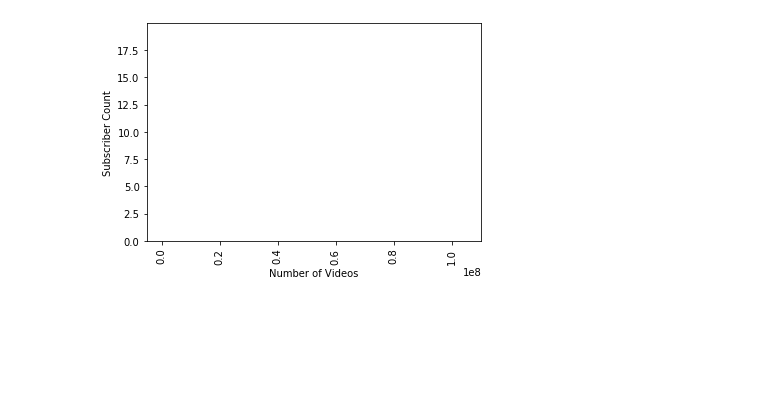
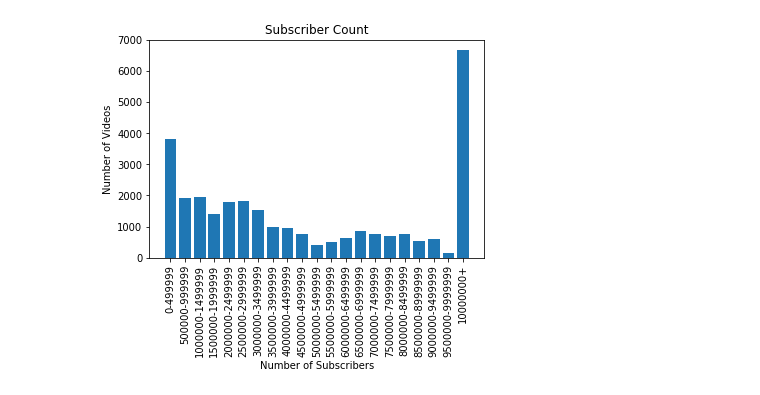
Before and after one commit to hannah8075/youtube-analysis, a Jupyter notebook: video_data.ipynb, the cells around one changed output. Cells and saved outputs as stored; diff of their text form; code cells hidden in the pictures; blank space fills up the shorter version.

Commit message:
added graph

```diff
--- a/video_data.ipynb
+++ b/video_data.ipynb
@@ -4,7 +4,9 @@ import os
 import csv
 import matplotlib.pyplot as plt
 # %%
-csvpath = os.path.join("output/videos_data.csv")
-video_df = pd.read_csv(csvpath)
-video_df
+videos_csvpath = os.path.join("output/videos_data.csv")
+videos_df = pd.read_csv(videos_csvpath)
+youtube_csvpath = os.path.join("output/youtube2018.csv")
+youtube_df = pd.read_csv(youtube_csvpath)
+youtube_df
 # %% [output]
@@ -23,0 +26,4 @@ video_df
+# %%
+merged_df = pd.merge(youtube_df, videos_df, on = "channel_title")
+merged_df.groupby(["subscriber_count"])
+merged_df
@@ -23,0 +44,14 @@ video_df
+# %%
+sub_bins = [0, 499999, 999999, 1499999, 1999999, 2499999, 2999999, 3499999,
+            3999999, 4499999, 4999999, 5499999, 5999999, 6499999, 6999999, 7499999,
+            7999999, 8499999, 8999999, 9499999, 9999999, 80000000]
+
+bin_titles = ["0-499999", "500000-999999", "1000000-1499999", "1500000-1999999", "2000000-2499999", "2500000-2999999",
+              "3000000-3499999", "3500000-3999999", "4000000-4499999",
+              "4500000-4999999", "5000000-5499999", "5500000-5999999",
+              "6000000-6499999", "6500000-6999999", "7000000-7499999",
+              "7500000-7999999", "8000000-8499999", "8500000-8999999", "9000000-9499999", "9500000-9999999", "10000000+"]
+
+merged_df["subscriber range"] = pd.cut(merged_df["subscriber_count"], sub_bins, labels=bin_titles, include_lowest=True)
+
+merged_df.head()
@@ -23,0 +66,3 @@ video_df
+# %%
+subscribers_df = merged_df.groupby(["subscriber range"])
+subscribers_df.describe()
@@ -24,9 +90,13 @@ video_df
 # %%
-subscribers = video_df["subscriber_count"].value_counts()
-plt.bar(subscribers.index.values, subscribers.values)
+subscribers_data = subscribers_df["subscriber range"].value_counts()
+subscribers_data
+
+plt.bar(bin_titles, subscribers_data.values)
+
 plt.xticks(rotation=90)
-plt.ylabel("Subscriber Count")
-plt.xlabel("Number of Videos")
+plt.ylabel("Number of Videos")
+plt.xlabel("Number of Subscribers")
+plt.title("Subscriber Count")
 plt.show()
 # %% [output]
-[figure, old version]
+[figure, new version]
```
Also changed, not shown: parts of 4 cells of this notebook.
